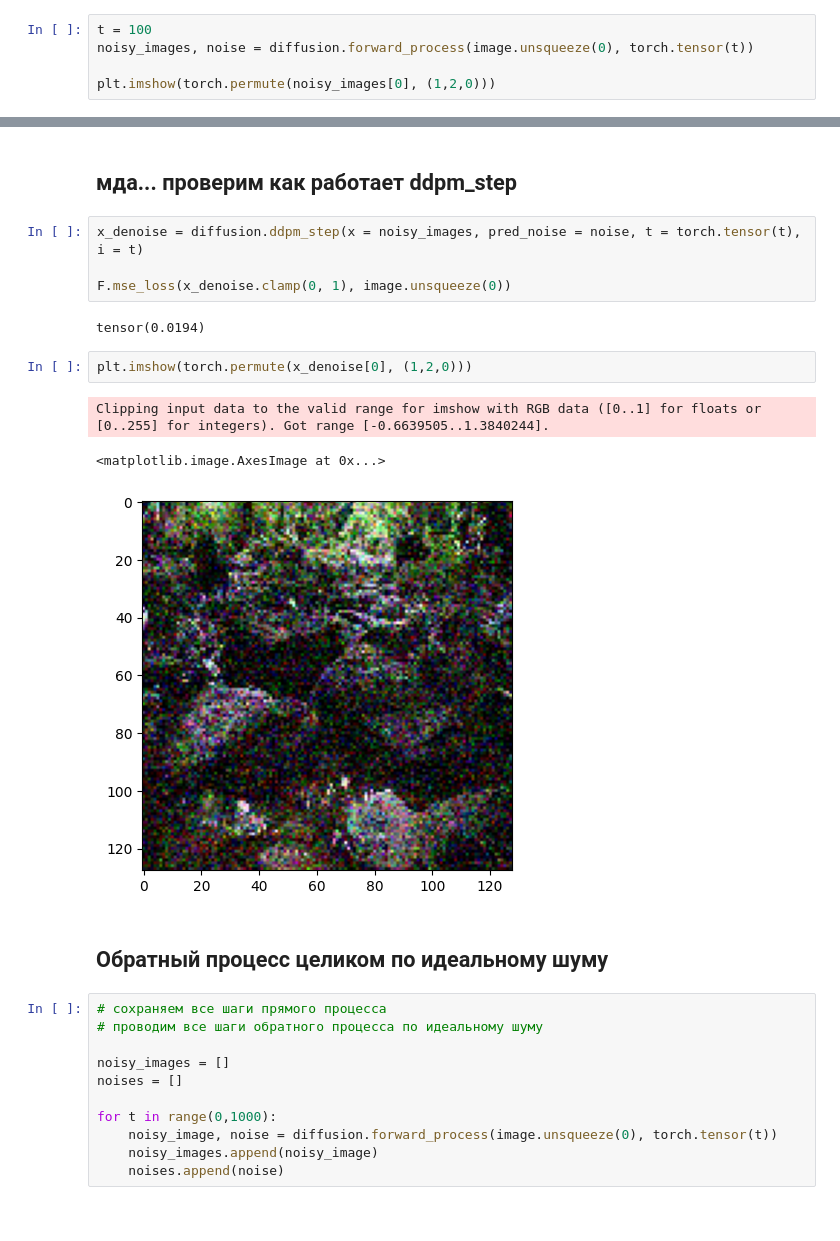
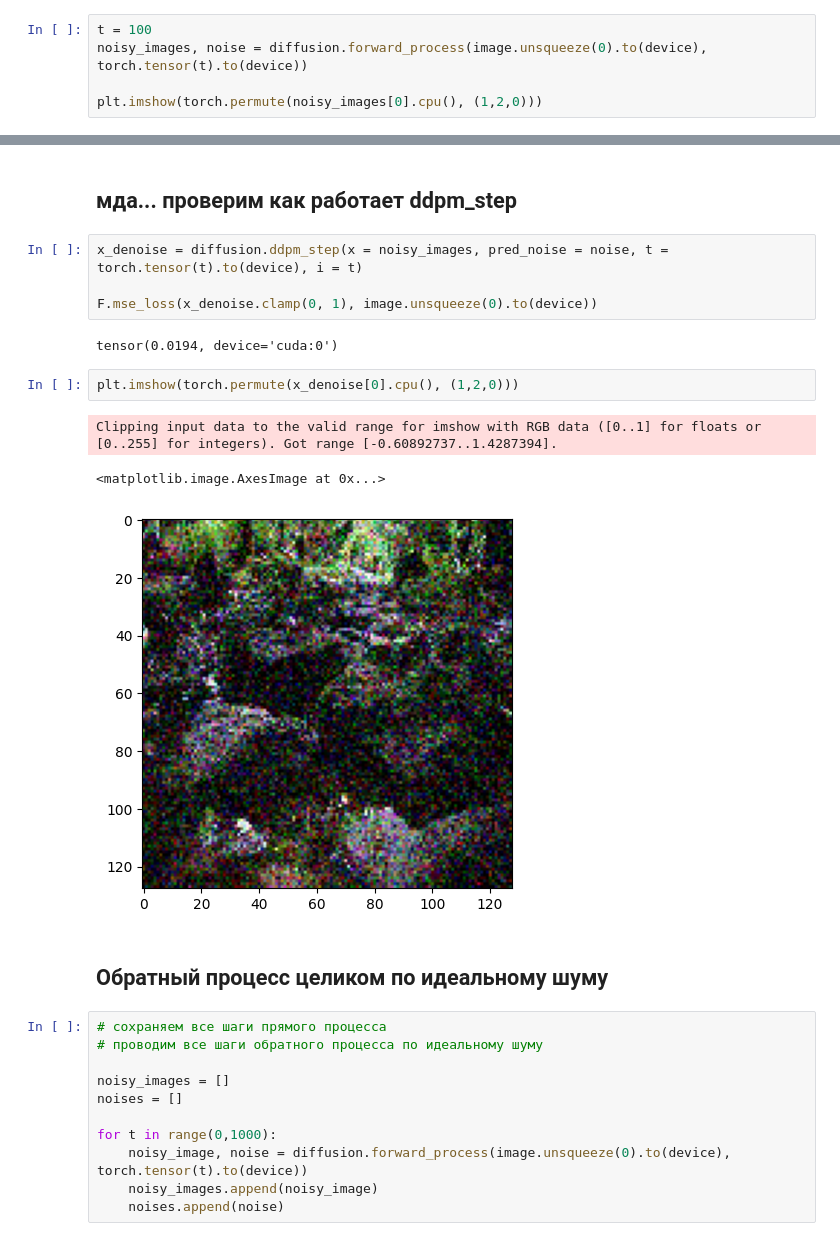
Before and after one commit to roman0810/sound2image, a Jupyter notebook: models.ipynb, the cells around one changed output, grey strips where cells are left out. Cells and saved outputs as stored; diff of their text form.

```diff
--- a/models.ipynb
+++ b/models.ipynb
@@ -23,7 +23,7 @@ plt.imshow(torch.permute(image, (1,2,0)))
 ## Прямой процесс дифузии
 # %%
 t = 100
-noisy_images, noise = diffusion.forward_process(image.unsqueeze(0), torch.tensor(t))
+noisy_images, noise = diffusion.forward_process(image.unsqueeze(0).to(device), torch.tensor(t).to(device))
 
-plt.imshow(torch.permute(noisy_images[0], (1,2,0)))
+plt.imshow(torch.permute(noisy_images[0].cpu(), (1,2,0)))
 # %% [output]
@@ -79,17 +79,17 @@ Clipping input data to the valid range for imshow with RGB data ([0..1] for floa
 # %% [markdown]
 ## мда... проверим как работает ddpm_step
 # %%
-x_denoise = diffusion.ddpm_step(x = noisy_images, pred_noise = noise, t = torch.tensor(t), i = t)
+x_denoise = diffusion.ddpm_step(x = noisy_images, pred_noise = noise, t = torch.tensor(t).to(device), i = t)
 
-F.mse_loss(x_denoise.clamp(0, 1), image.unsqueeze(0))
+F.mse_loss(x_denoise.clamp(0, 1), image.unsqueeze(0).to(device))
 # %% [output]
-tensor(0.0194)
+tensor(0.0194, device='cuda:0')
 # %%
-plt.imshow(torch.permute(x_denoise[0], (1,2,0)))
+plt.imshow(torch.permute(x_denoise[0].cpu(), (1,2,0)))
 # %% [output]
-Clipping input data to the valid range for imshow with RGB data ([0..1] for floats or [0..255] for integers). Got range [-0.6639505..1.3840244].
+Clipping input data to the valid range for imshow with RGB data ([0..1] for floats or [0..255] for integers). Got range [-0.60892737..1.4287394].
 <matplotlib.image.AxesImage at 0x...>
-[figure, old version]
+[figure, new version]
 # %% [markdown]
 ## Обратный процесс целиком по идеальному шуму
 # %%
@@ -100,7 +100,7 @@ noisy_images = []
 noises = []
 
 for t in range(0,1000):
-    noisy_image, noise = diffusion.forward_process(image.unsqueeze(0), torch.tensor(t))
+    noisy_image, noise = diffusion.forward_process(image.unsqueeze(0).to(device), torch.tensor(t).to(device))
     noisy_images.append(noisy_image)
     noises.append(noise)
 # %%
```
Also changed, not shown: parts of 11 cells of this notebook, 3 other files.
